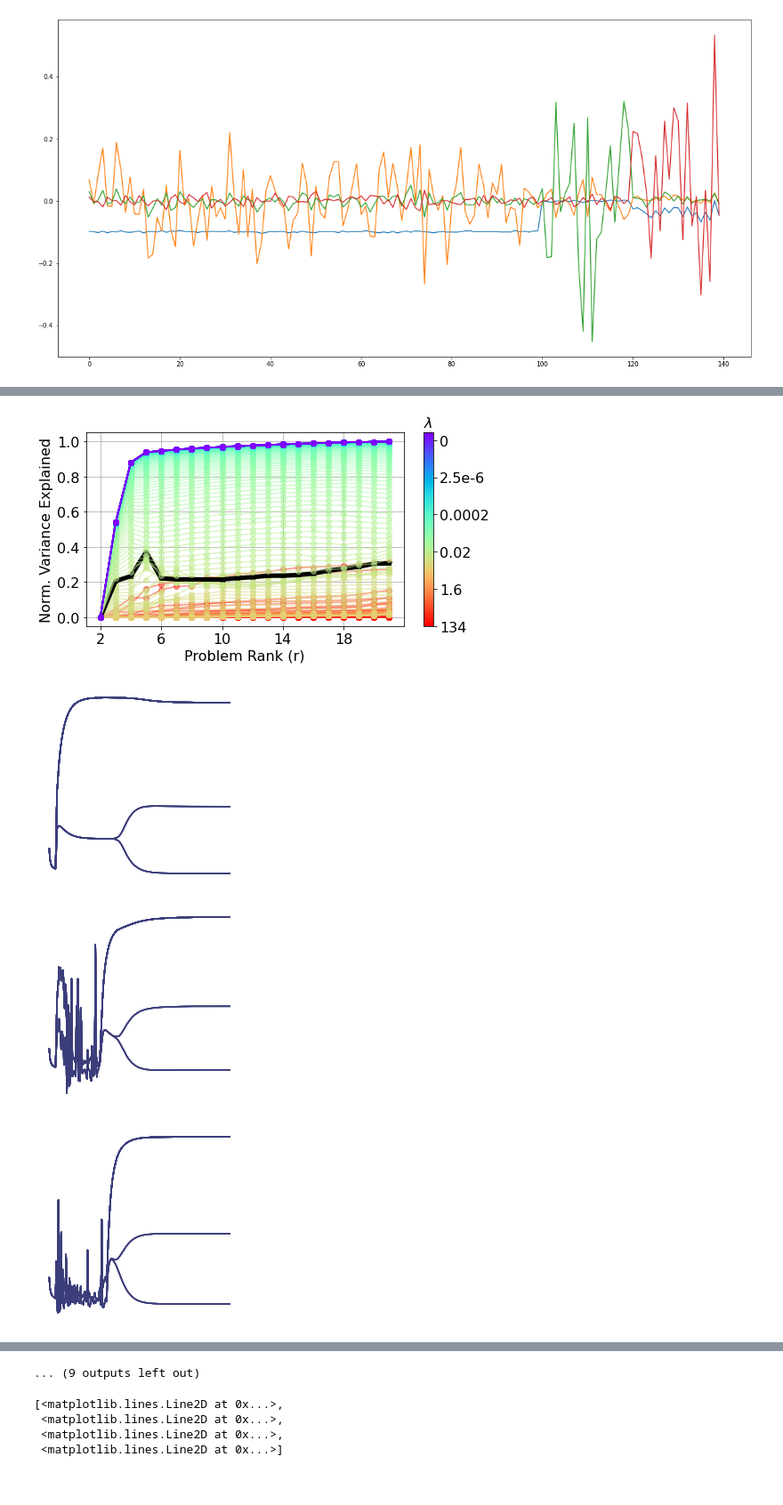
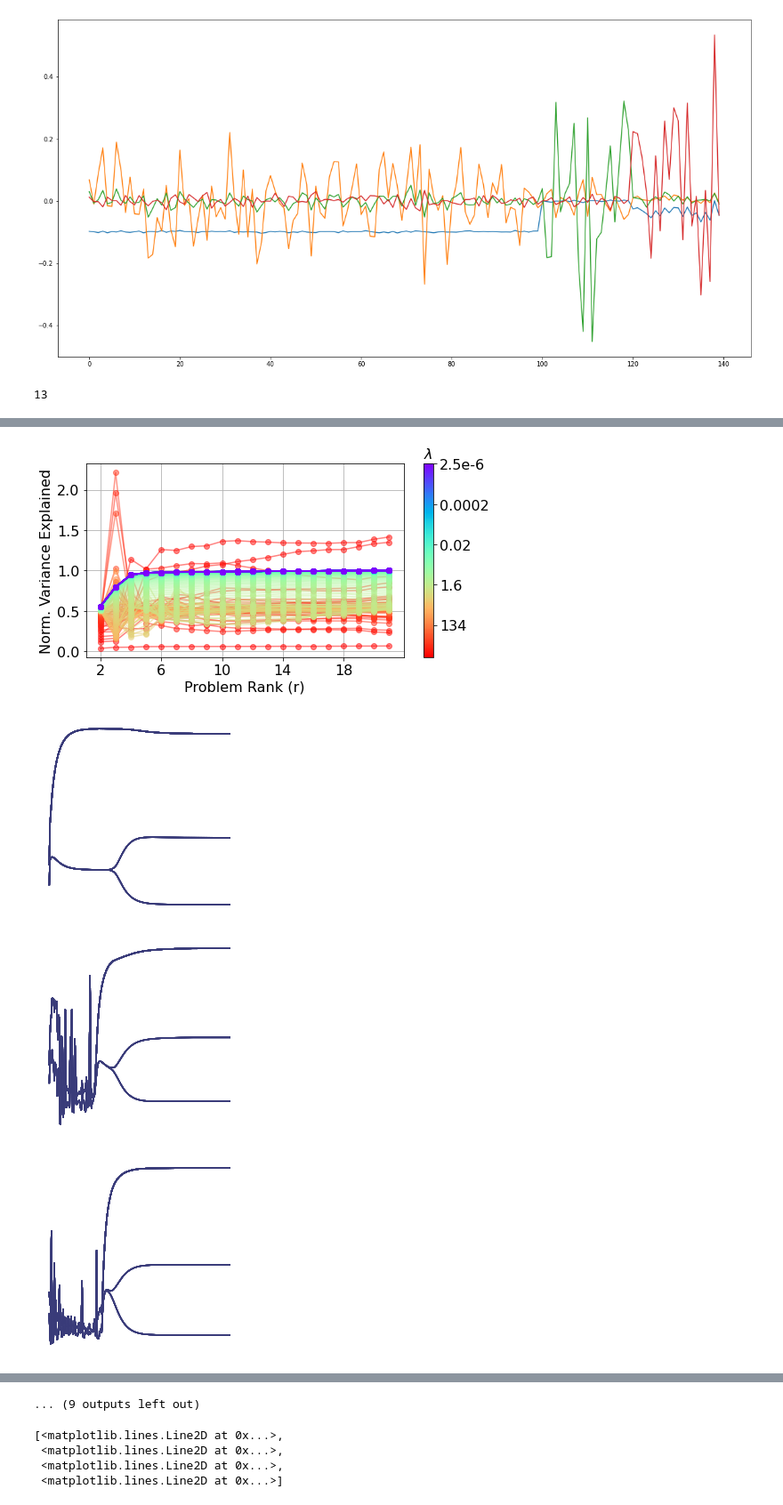
Before and after one commit to grosenicklab/CARVE-AI, a Jupyter notebook: notebooks_neurips2022/NeurIPS2022 Figure and Movies.ipynb, the cells around one changed output, grey strips where cells are left out. Shown at 89% size. Cells and saved outputs as stored; diff of their text form; code cells hidden in the pictures.

Commit message:
working out normalization of variance explained

```diff
--- a/notebooks_neurips2022/NeurIPS2022 Figure and Movies.ipynb
+++ b/notebooks_neurips2022/NeurIPS2022 Figure and Movies.ipynb
@@ -179,7 +179,7 @@ penalty_list = np.concatenate((np.repeat(np.inf,10),np.exp(np.linspace(-20,5,250
 from matplotlib import cm
 
 def path_plot(coefficient_arr, penalty_list, plot_range=[0,-1], cut_vars=False,
-              first_vars_only=False, var_sel=1, true_clusters=None,figsize=(20,10)):
+              first_vars_only=False, var_sel=1, true_clusters=None,figsize=(20,10), xticks=None):
     # Crop x axis (e.g, to remove 'burn-in' period at beginning)
     coefficient_arr = coefficient_arr[plot_range[0]:plot_range[1],:,:]
     penalty_list = penalty_list[plot_range[0]:plot_range[1]]
@@ -232,6 +232,7 @@ def path_plot(coefficient_arr, penalty_list, plot_range=[0,-1], cut_vars=False,
         # Set plot ticks and labels
         ax.set_xticks(range(x.shape[0]), minor=False);
         plt.setp(ax.get_xticklabels(), rotation=45, horizontalalignment='right')
+        x = [str(xx)[0:9] for xx in x]
         ax.set_xticklabels(x) #,fontsize=24)
         evens = np.arange(0,len(ax.xaxis.get_ticklabels())+1,2)
     for label in ax.xaxis.get_ticklabels()[::2]:
@@ -591,11 +595,11 @@ def plot_variance_byrank(Ss,As,true_clusters_all,n_infinities,penalty_list, max_
     for k in np.arange(n_infinities,len(penalty_list),1):
         P = []
         for i,S in enumerate(Ss):
-            P.append( np.sum(S[k][1:len(S[k])]**2)/np.sum(Ss[-1][-1][1:len(Ss[-1][-1])]**2) )
-        #
+            if i < max_rank:
+                #P.append( np.sum(S[k][1:len(S[k])]**2)/np.sum(Ss[-1][-1]**2) )
+                P.append( np.sum(S[k][0:len(S[k])]**2)/np.sum(Ss[-1][-1]**2) )
+
         plt.plot(np.arange(1,len(Ss)+1),P,'o-',color=colors[c,:],alpha=0.5)
-        if c==95:
-            plt.plot(np.arange(1,len(Ss)+1),P,'*-',color='black',linewidth=5)
         c = c + 1
     plt.xticks(fontsize=fontsize,rotation=0)
     plt.yticks(fontsize=fontsize,rotation=0)
@@ -608,9 +612,13 @@ def plot_variance_byrank(Ss,As,true_clusters_all,n_infinities,penalty_list, max_
     cbar.ax.tick_params(labelsize=fontsize)
     cbar.ax.set_yticklabels(['134', '1.6','0.02','0.0002','2.5e-6','0'])  # vertically oriented colorbar
 
-
     for problem_rank in range(0,len(Ss)):
         plot_dendrogram(As[problem_rank],problem_rank,true_clusters_all,n_infinities,penalty_list)
+# %%
+S = Ss[13]
+len(S[100][1:len(S[100])])
+# %% [output]
+13
 # %%
 # Calculate PCMF ADMM model for each problem rank
 As, Us, Ss, Vs = pcmf_full_consensus_byrank(X_c, penalty_list, split_size=0, fontsize=16, max_problem_rank=X_c.shape[1], rho=1.0, admm_iters=10, weights='Gaussian', gauss_coef=gc, neighbors=25) #, print_progress=print_progress, parallel=parallel, output_file=output_file)
@@ -633,9 +641,9 @@ Initialize IDX: 0
 Means matrix has shape: (140, 20)
 [ 1 ] inf...[ 2 ] inf...[ 3 ] inf...[ 4 ] inf...[ 5 ] inf...[ 6 ] inf...[ 7 ] inf...[ 8 ] inf...[ 9 ] inf...[ 10 ] inf...[ 11 ] 1.48413e+02...[ 12 ] 1.34236e+02...[ 13 ] 1.21413e+02...[ 14 ] 1.09815e+ ...
 # %%
-plot_variance_byrank(Ss,As,true_clusters,0,penalty_list, fontsize=16, max_rank=X_c.shape[1])
+plot_variance_byrank(Ss, As, true_clusters, 10, penalty_list, fontsize=16, max_rank=X_c.shape[1])
 # %% [output]
-[figure, old version]
+[figure, new version]
-[figure, old version]
+[figure, new version]
-[figure, old version]
+[figure, new version]
-[figure, old version]
+[figure, new version]
```
Also changed, not shown: parts of 2 cells of this notebook.
